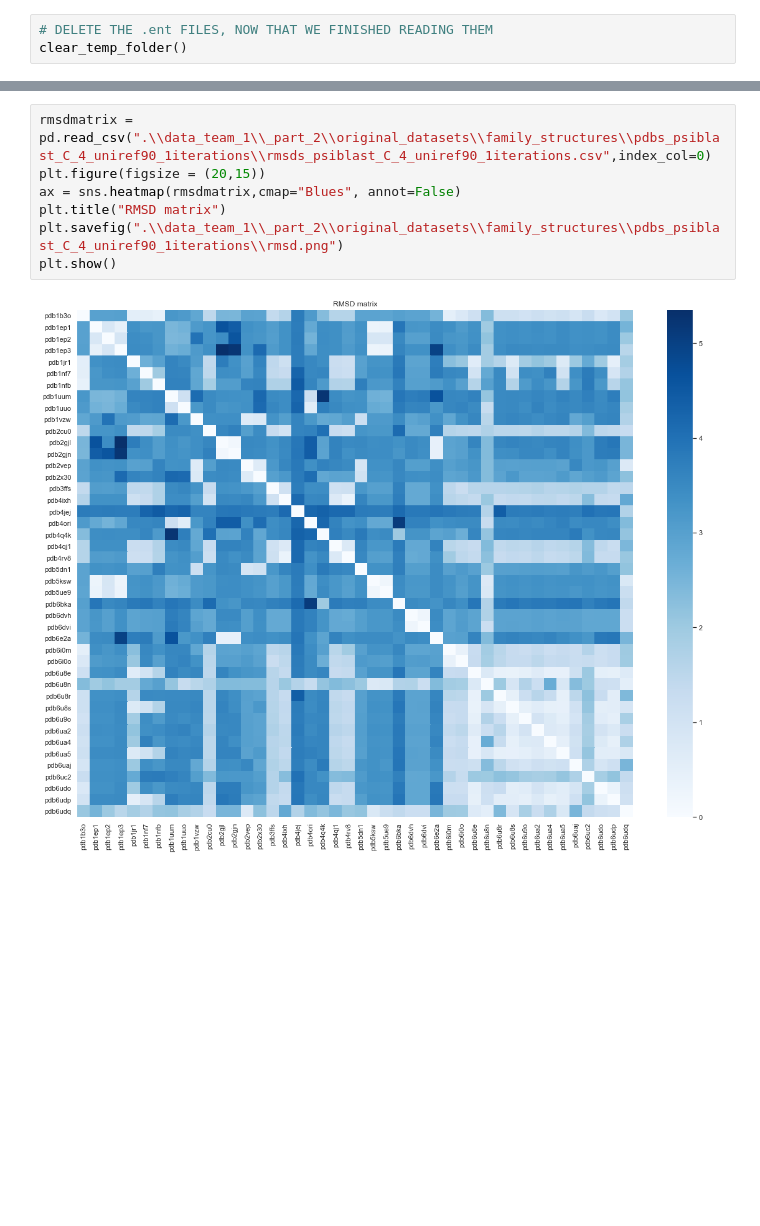
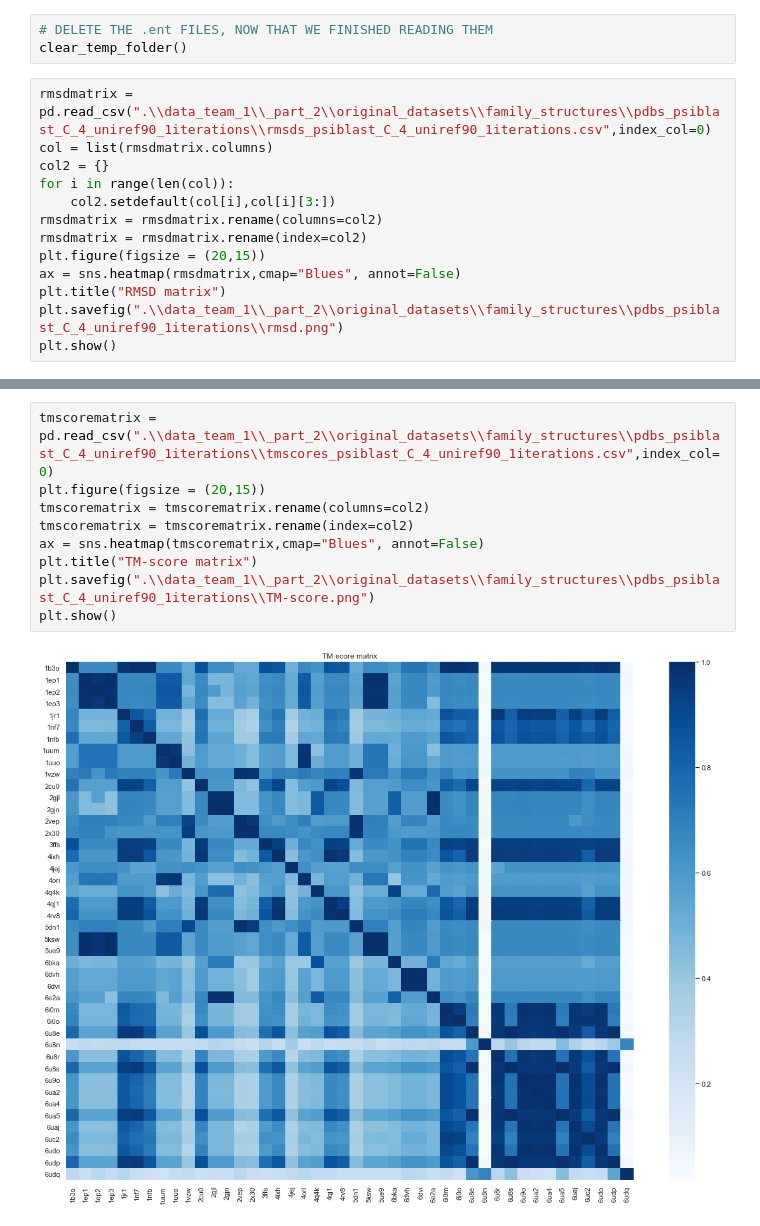
Before and after one commit to AlessandroManente/BD_Project_DS, a Jupyter notebook: Team_1_Project.ipynb, the cells around one changed output, grey strips where cells are left out. Cells and saved outputs as stored; diff of their text form; blank space fills up the shorter version.

```diff
--- a/Team_1_Project.ipynb
+++ b/Team_1_Project.ipynb
@@ -266,3 +264,16 @@ tmscorematrix
 # %%
 # DELETE THE .ent FILES, NOW THAT WE FINISHED READING THEM
 clear_temp_folder()
+# %%
+rmsdmatrix = pd.read_csv(".\\data_team_1\\_part_2\\original_datasets\\family_structures\\pdbs_psiblast_C_4_uniref90_1iterations\\rmsds_psiblast_C_4_uniref90_1iterations.csv",index_col=0)
+col = list(rmsdmatrix.columns)
+col2 = {}
+for i in range(len(col)):
+    col2.setdefault(col[i],col[i][3:])
+rmsdmatrix = rmsdmatrix.rename(columns=col2)
+rmsdmatrix = rmsdmatrix.rename(index=col2)
+plt.figure(figsize = (20,15))
+ax = sns.heatmap(rmsdmatrix,cmap="Blues", annot=False)
+plt.title("RMSD matrix")
+plt.savefig(".\\data_team_1\\_part_2\\original_datasets\\family_structures\\pdbs_psiblast_C_4_uniref90_1iterations\\rmsd.png")
+plt.show()
@@ -269,9 +282,11 @@ clear_temp_folder()
 # %%
-rmsdmatrix = pd.read_csv(".\\data_team_1\\_part_2\\original_datasets\\family_structures\\pdbs_psiblast_C_4_uniref90_1iterations\\rmsds_psiblast_C_4_uniref90_1iterations.csv",index_col=0)
+tmscorematrix = pd.read_csv(".\\data_team_1\\_part_2\\original_datasets\\family_structures\\pdbs_psiblast_C_4_uniref90_1iterations\\tmscores_psiblast_C_4_uniref90_1iterations.csv",index_col=0)
 plt.figure(figsize = (20,15))
-ax = sns.heatmap(rmsdmatrix,cmap="Blues", annot=False)
-plt.title("RMSD matrix")
-plt.savefig(".\\data_team_1\\_part_2\\original_datasets\\family_structures\\pdbs_psiblast_C_4_uniref90_1iterations\\rmsd.png")
+tmscorematrix = tmscorematrix.rename(columns=col2)
+tmscorematrix = tmscorematrix.rename(index=col2)
+ax = sns.heatmap(tmscorematrix,cmap="Blues", annot=False)
+plt.title("TM-score matrix")
+plt.savefig(".\\data_team_1\\_part_2\\original_datasets\\family_structures\\pdbs_psiblast_C_4_uniref90_1iterations\\TM-score.png")
 plt.show()
 # %% [output]
-[figure, old version]
+[figure, new version]
```
Also changed, not shown: parts of 6 cells of this notebook, 5 other files.
